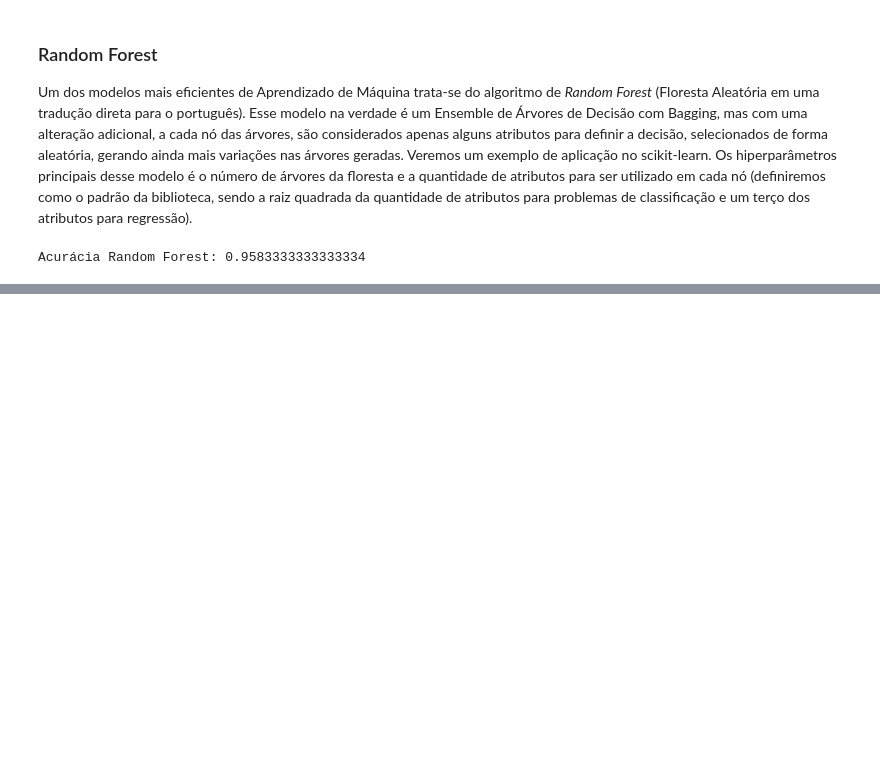
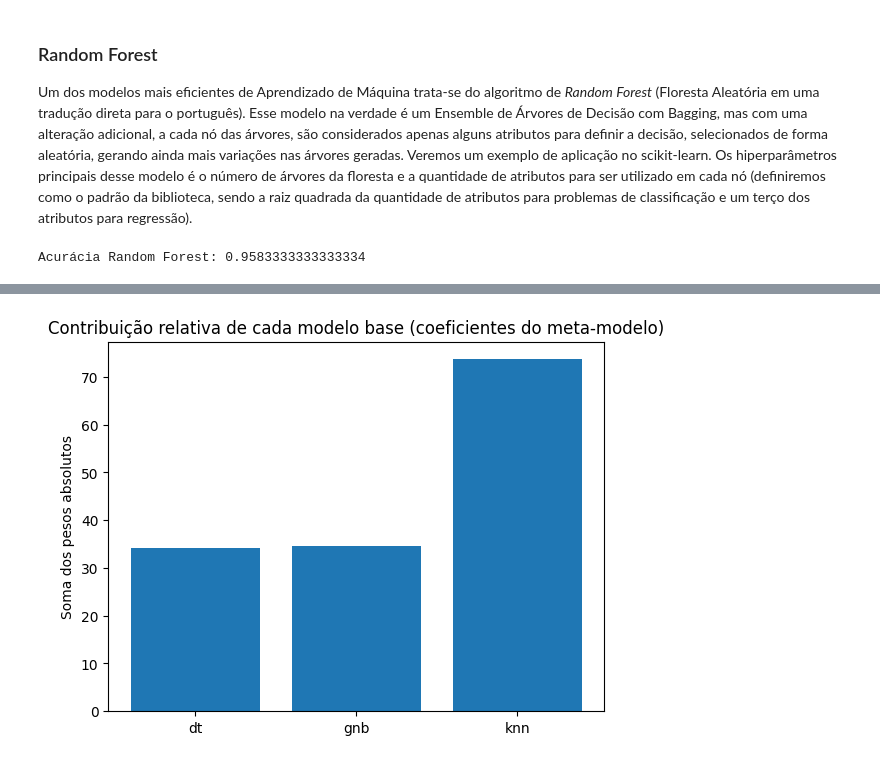
Before and after one commit to henriquemargotte/Aprendizado-de-Maquina-2025-2, a Jupyter notebook: Lab8/lab8.ipynb, the cells around one changed output, grey strips where cells are left out. Saved outputs shown, nothing was run; the diff lists cells and outputs as text; code cells hidden in the pictures; blank space fills up the shorter version.

```diff
--- a/Lab8/lab8.ipynb
+++ b/Lab8/lab8.ipynb
@@ -101,0 +182,17 @@ Acurácia Random Forest: 0.9583333333333334
+# %%
+# Quanto cada modelo contribui para a decisão final
+meta_model = stacking.final_estimator_
+coef = meta_model.coef_
+
+n_classes = len(np.unique(y))
+n_base = len(estimators)
+
+# Soma dos pesos de contribuição absoluta para cada modelo base em todas as classes
+importance = np.abs(coef).sum(axis=0).reshape(n_base, n_classes).sum(axis=1)
+
+plt.bar([name for name, _ in estimators], importance)
+plt.title("Contribuição relativa de cada modelo base (coeficientes do meta-modelo)")
+plt.ylabel("Soma dos pesos absolutos")
+plt.show()
+# %% [output]
+[figure, added]
```
Also changed, not shown: parts of 11 cells of this notebook.
